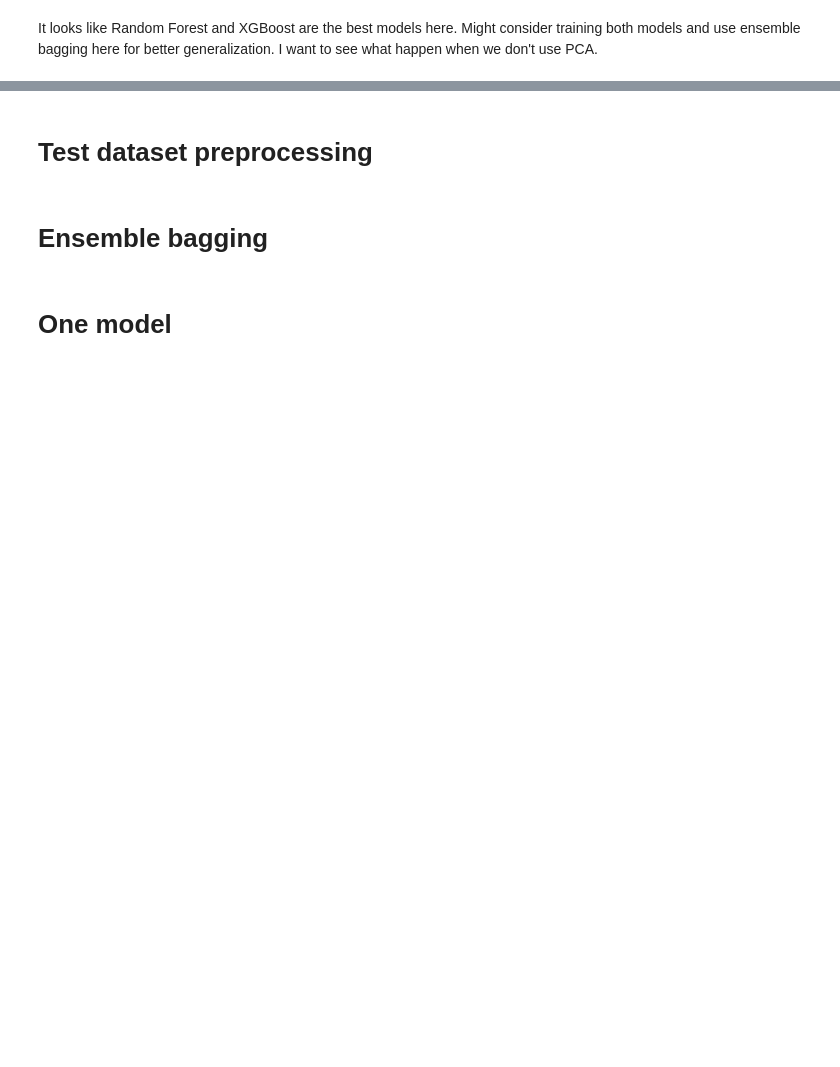
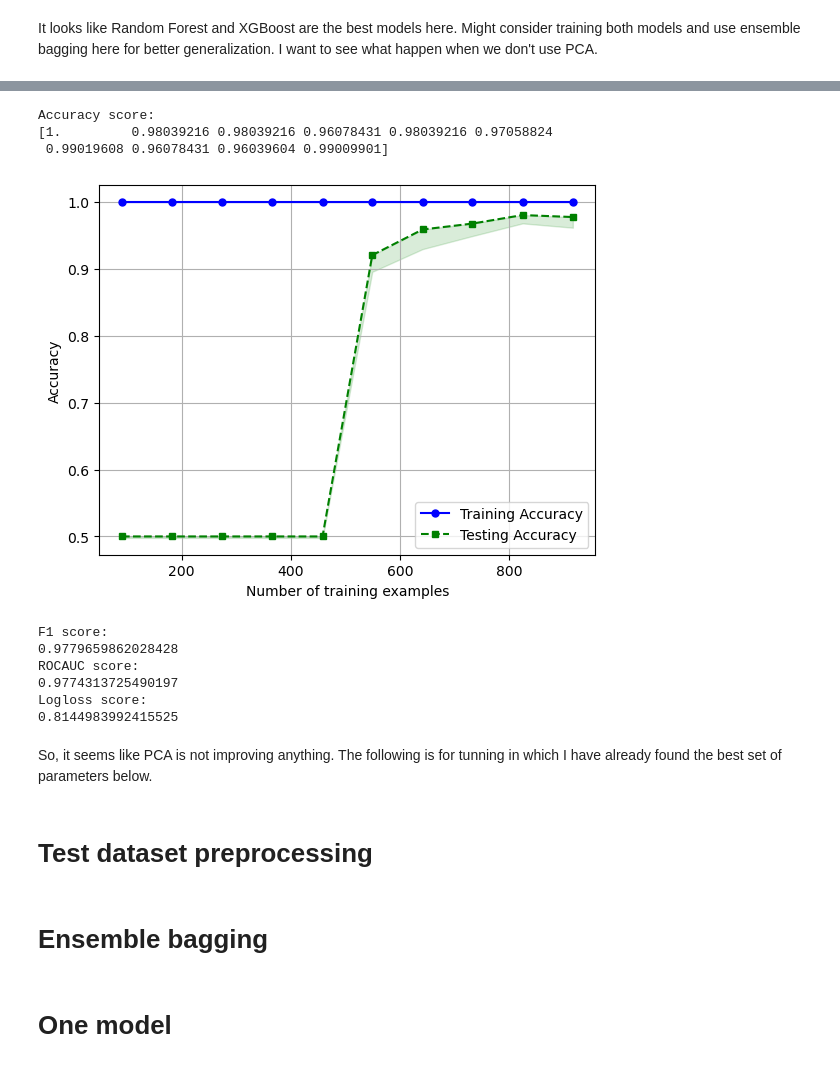
Before and after one commit to quangbui04/age-condition, a Jupyter notebook: age-conditions.ipynb, the cells around one changed output, grey strips where cells are left out. Drawn from its saved outputs; the diff is of its cells as text; code cells hidden in the pictures; blank space fills up the shorter version.

```diff
--- a/age-conditions.ipynb
+++ b/age-conditions.ipynb
@@ -464,3 +384,18 @@ stratified_kfold = StratifiedKFold(n_splits=10)
+# %%
+all_scores(pipe_xgb, X_bal, y_bal, stratified_kfold)
+# %% [output]
+Accuracy score:
+[1.         0.98039216 0.98039216 0.96078431 0.98039216 0.97058824
+ 0.99019608 0.96078431 0.96039604 0.99009901]
+[figure, added]
+F1 score:
+0.9779659862028428
+ROCAUC score:
+0.9774313725490197
+Logloss score:
+0.8144983992415525
+# %% [markdown]
+So, it seems like PCA is not improving anything. The following is for tunning in which I have already found the best set of parameters below.
 # %%
 # # Random Forest Grid search tune
 # # After deciding on using random forest, I want to tryout different the PCA, the Scaler
```
Also changed, not shown: parts of 32 cells of this notebook.
